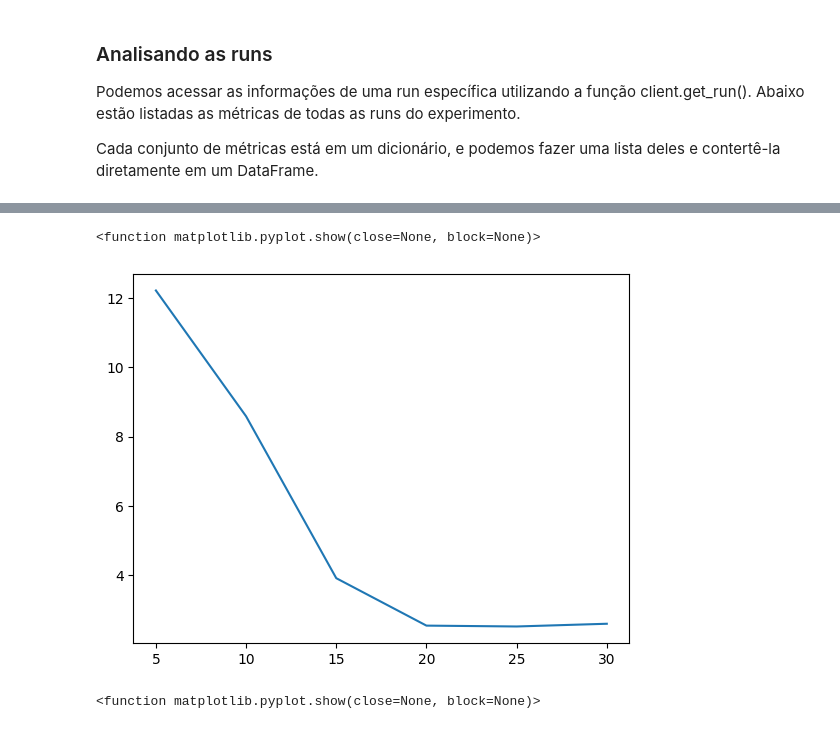
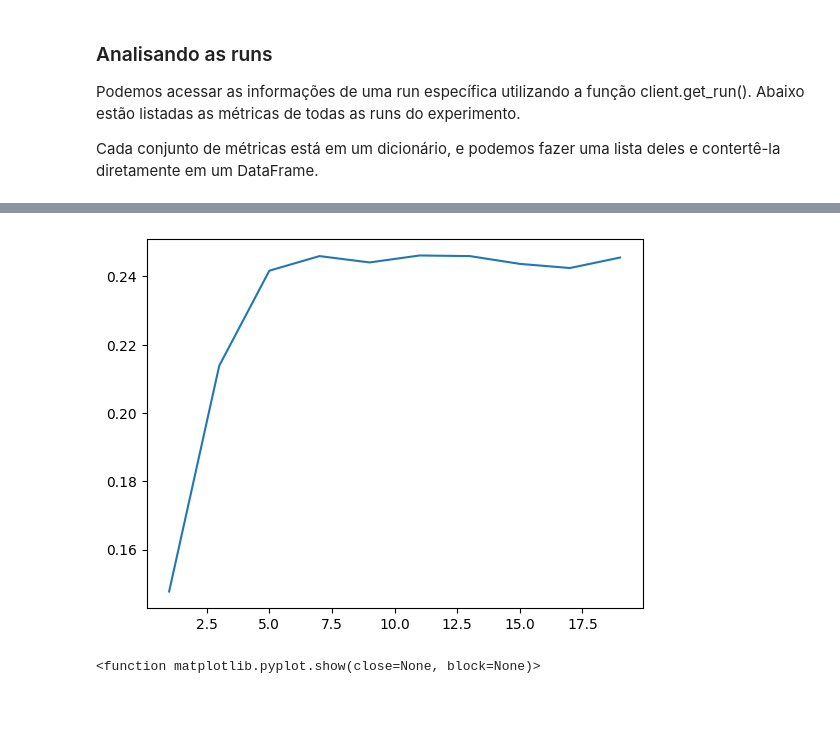
Before and after one commit to iangalvao/TCC_Image_Quality_Assesment, a Jupyter notebook: notebooks/4 - Analise da Busca nos Híper-Parâmetros.ipynb, the cells around one changed output, grey strips where cells are left out. Saved outputs shown, nothing was run; the diff lists cells and outputs as text; code cells hidden in the pictures.

```diff
--- a/notebooks/4 - Analise da Busca nos Híper-Parâmetros.ipynb
+++ b/notebooks/4 - Analise da Busca nos Híper-Parâmetros.ipynb
@@ -183,6 +214,6 @@ Podemos acessar as informações de uma run específica utilizando a função cl
 
 Cada conjunto de métricas está em um dicionário, e podemos fazer uma lista deles e contertê-la diretamente em um DataFrame.
 # %%
-df = load_runs(run_infos)
-df
+df = results
+df["mean_test_r2"]
 # %% [output]
@@ -202,2 +232,2 @@ df
 # %%
-test_max_depth = df.groupby(['max_depth', 'model'], as_index=False)['mean_test_r2'].sum()
+test_max_depth = df.groupby(['param_max_depth'], as_index=False)['mean_test_r2'].mean()
@@ -208,8 +254,8 @@ testForest = test_max_depth.loc[test_max_depth['model'] == "RandomForestRegresso
 testTree = testTree.copy()
 testForest = testForest.copy()
 # %%
-testTree["max_depth"] = testTree.max_depth.astype(int)
-testForest["max_depth"] = testForest["max_depth"].astype(int)
+testTree["param_max_depth"] = testTree.param_max_depth.astype(int)
+#testForest["max_depth"] = testForest["max_depth"].astype(int)
 # %%
-testTree = testTree.sort_values(by="max_depth")
-testForest = testForest.sort_values(by="max_depth")
+testTree = testTree.sort_values(by="param_max_depth")
+#testForest = testForest.sort_values(by="max_depth")
@@ -226,13 +276,12 @@ testForest.plot()
 # %%
-x = testTree["max_depth"]
-y = testTree["mean_test_r2"]
+#x = testTree["param_max_depth"]
+#y = testTree["mean_test_r2"]
 
 plt.figure()
-plt.plot(x,y)
-plt.show
+plt.plot(testTree["param_max_depth"],testTree["mean_test_r2"])
+plt.show()
 # %% [output]
-<function matplotlib.pyplot.show(close=None, block=None)>
-[figure, old version]
+[figure, new version]
 # %%
 x = testForest["max_depth"]
 y = testForest["mean_test_r2"]
```
Also changed, not shown: parts of 51 cells of this notebook, 4 other files.
